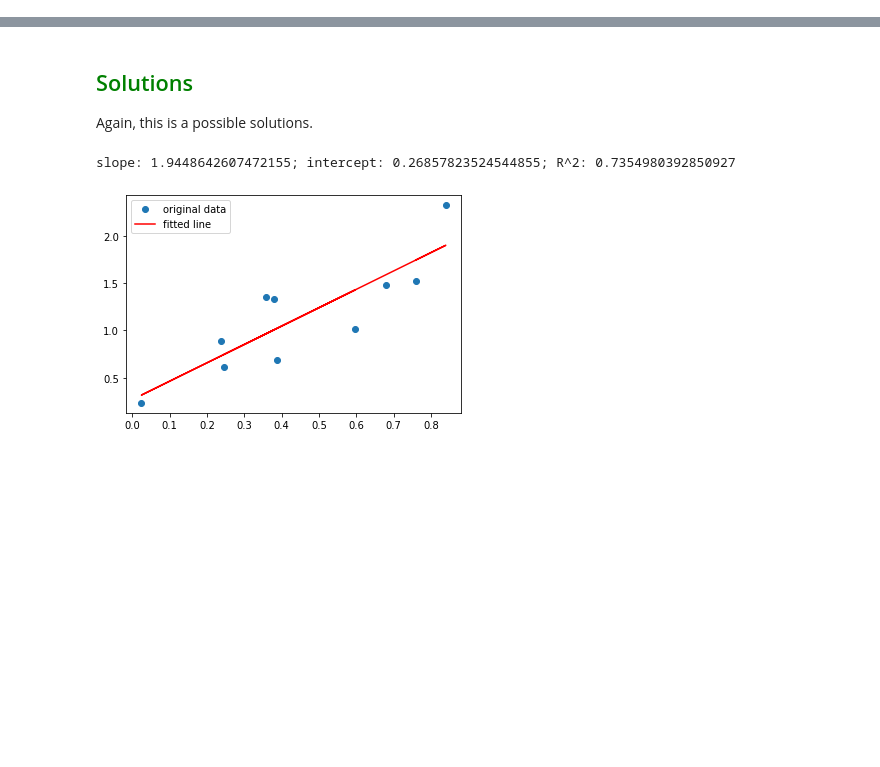
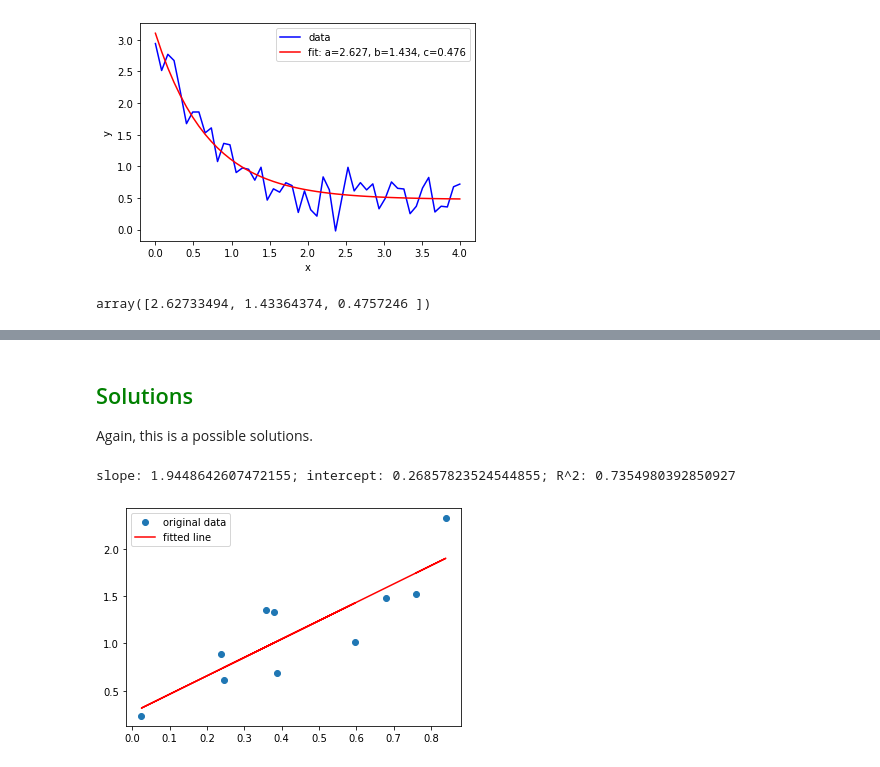
Before and after one commit to JannekeKrabbendam93/Python-Climate-Physics-2021, a Jupyter notebook: Workshop 2c - SciPy.ipynb, the cells around one changed output, grey strips where cells are left out. Drawn from its saved outputs; the diff is of its cells as text; code cells hidden in the pictures; blank space fills up the shorter version.

```diff
--- a/Workshop 2c - SciPy.ipynb
+++ b/Workshop 2c - SciPy.ipynb
@@ -50,0 +100,12 @@ NameError: name 'xnew' is not defined
+# %%
+popt, pcov = optm.curve_fit(func, xdata, ydata)
+plt.plot(xdata, ydata, 'b-', label='data')
+plt.plot(xdata, func(xdata, *popt), 'r-',label='fit: a=%5.3f, b=%5.3f, c=%5.3f' % tuple(popt))
+plt.xlabel('x')
+plt.ylabel('y')
+plt.legend()
+plt.show()
+popt # these are the best values for a, b, and c
+# %% [output]
+[figure, added]
+array([2.62733494, 1.43364374, 0.4757246 ])
```
Also changed, not shown: parts of 13 cells of this notebook.
